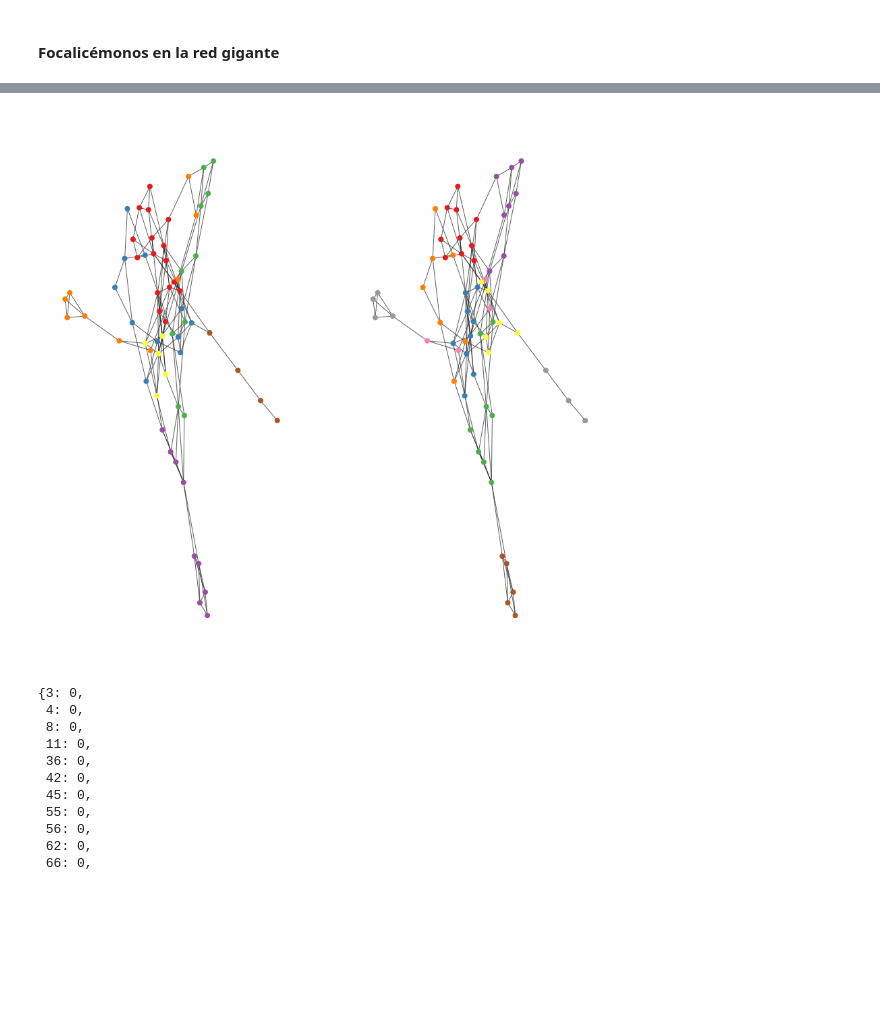
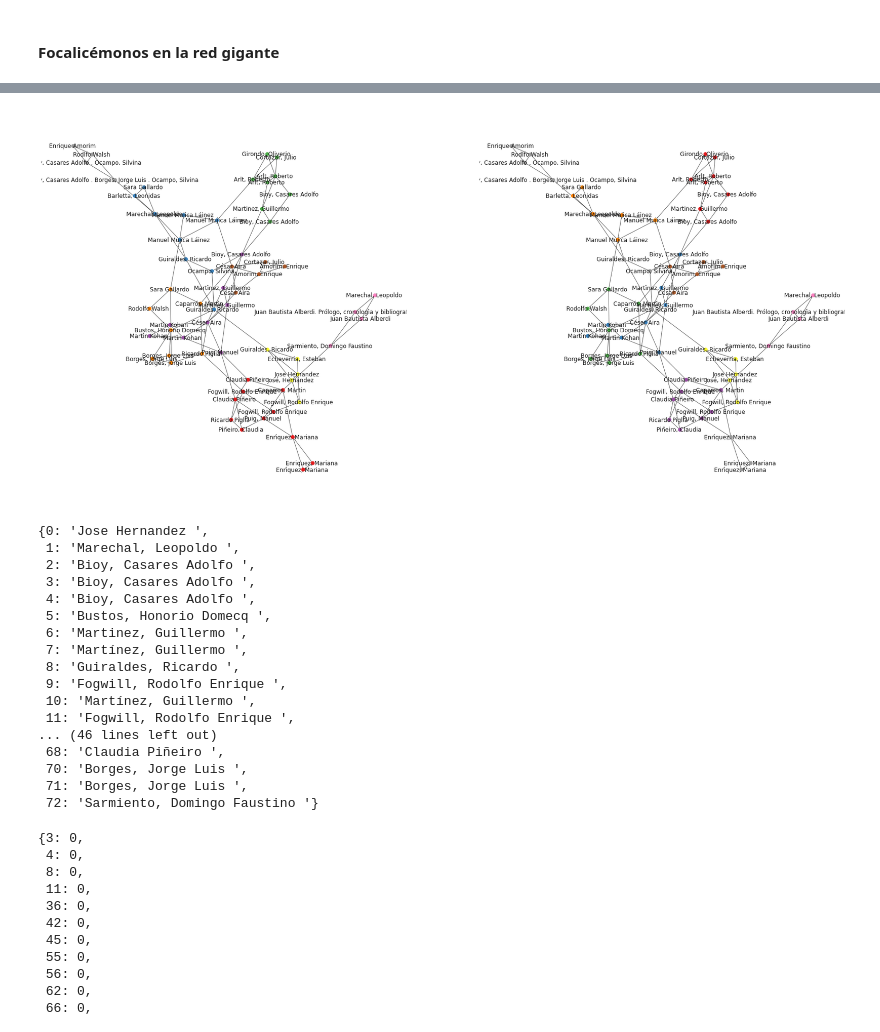
Before and after one commit to fcignoli/Redes-Complejas-2-20222, a Jupyter notebook: TP_Final.ipynb, the cells around one changed output, grey strips where cells are left out. Saved outputs shown, nothing was run; the diff lists cells and outputs as text; code cells hidden in the pictures; blank space fills up the shorter version.

```diff
--- a/TP_Final.ipynb
+++ b/TP_Final.ipynb
@@ -315,0 +269,12 @@ plt.show()
+# %%
+# Objeto índice: término de nuestro vocabulario
+vocabulary = {item: key for key, item in count.vocabulary_.items()}
+
+# Para cada componente
+for n in range(n_topic_components):
+  # Ordenamos una lista del largo de nuestro vocabulario según el peso en cada componente y nos quedamos con los primeros 10
+  list_sorted = sorted(range(nmf.components_.shape[1]), reverse = True, key = lambda x: nmf.components_[n][x])[:10]
+
+  # Printeamos los términos asociados a los valores más grande de cada una de las componentes
+  print(', '.join([vocabulary[i] for i in list_sorted]))
+  print('\n')
@@ -315,0 +334,13 @@ plt.show()
+# %%
+# Normalizador
+from sklearn.preprocessing import Normalizer
+
+# Creamos un objeto para normalizar a que la suma dé 1
+norm = Normalizer('l1')
+
+# Sobreescribimos sobre la matriz de documentos-tópicos
+x_nmf = norm.fit_transform(x_nmf)
+
+# Guardemos en el dataframe esta información
+for n in range(n_topic_components):
+  df['nmf_comp{}'.format(n)] = x_nmf[:,n]
@@ -334,0 +434,8 @@ plt.show()
+# %%
+grados = G.degree()
+# %%
+dic = list(dict(grados).values())
+dic.index(7)
+df['Author'][24]
+diametr = nx.diameter(G_gigante)
+diametr
@@ -417,28 +529,52 @@ def cluster_to_dict(cluster, g):
 # %%
 pos = nx.layout.fruchterman_reingold_layout(G_gigante)
 
 dic_com_fg = cluster_to_dict(com_fg.as_clustering(), G_ig)
 dic_com_ip = cluster_to_dict(com_ip, G_ig)
 particiones = [dic_com_fg, dic_com_ip]
 
-fig, axs = plt.subplots(1, 2, figsize = (15, 15))
+fig, axs = plt.subplots(1, 2, figsize = (30, 15))
 
 for i, ax in enumerate(fig.axes):
     nx.draw_networkx_nodes(G_gigante,
                            pos = pos,
                            node_color = [plt.get_cmap('Set1')(particiones[i][v]) for v in G_gigante.nodes()],
                            ax = ax,
                            node_size = 50)
     nx.draw_networkx_edges(G_gigante,
                            pos = pos,
                            ax = ax,
                            alpha = .7)
+    nx.draw_networkx_labels(G_gigante,
+                       pos = pos,
+                       ax = ax,
+                       labels = {v: str(df['Author'][v]) for v in G_gigante.nodes()})
     ax.axis('off')
-plt.show()
 
 plt.show()
 # %% [output]
-[figure, old version]
+[figure, new version]
+# %%
+labels = {v: str(df['Author'][v]) for v in G_gigante.nodes()}
+labels
+# %% [output]
+{0: 'Jose Hernandez ',
+ 1: 'Marechal, Leopoldo ',
+ 2: 'Bioy, Casares Adolfo ',
+ 3: 'Bioy, Casares Adolfo ',
+ 4: 'Bioy, Casares Adolfo ',
+ 5: 'Bustos, Honorio Domecq ',
+ 6: 'Martinez, Guillermo ',
+ 7: 'Martínez, Guillermo ',
+ 8: 'Guiraldes, Ricardo ',
+ 9: 'Fogwill, Rodolfo Enrique ',
+ 10: 'Martínez, Guillermo ',
+ 11: 'Fogwill, Rodolfo Enrique ',
+... (46 lines left out)
+ 68: 'Claudia Piñeiro ',
+ 70: 'Borges, Jorge Luis ',
+ 71: 'Borges, Jorge Luis ',
+ 72: 'Sarmiento, Domingo Faustino '}
 # %%
 dic_com_fg
 # %% [output]
```
Also changed, not shown: parts of 28 cells of this notebook.
